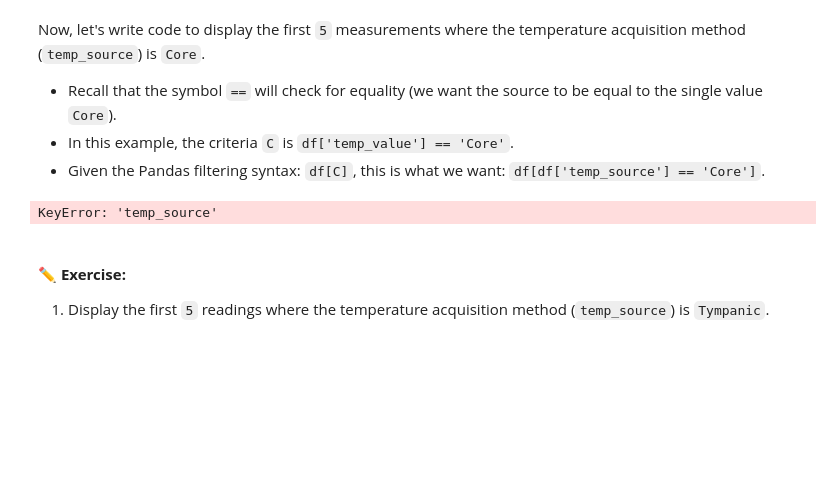
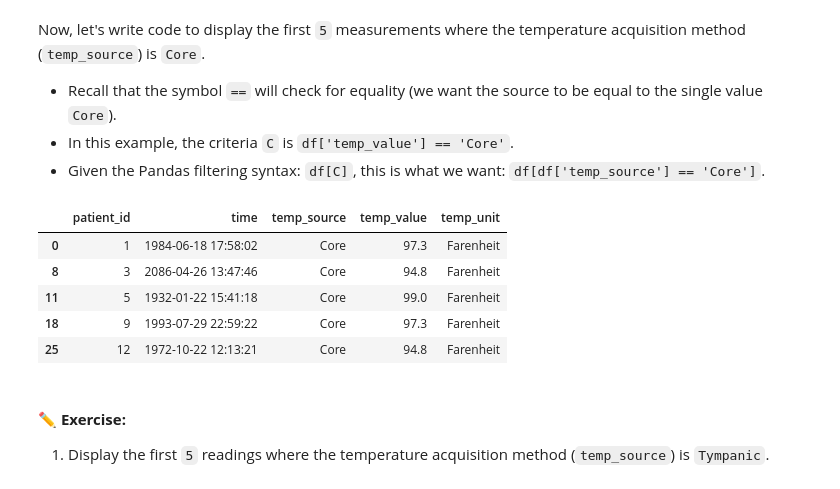
Before and after one commit to iberianu/bme3053c, a Jupyter notebook: lessons-solved/04_Pandas.ipynb, the cells around one changed output. Cells and saved outputs as stored; diff of their text form; code cells hidden in the pictures; blank space fills up the shorter version.

```diff
--- a/lessons-solved/04_Pandas.ipynb
+++ b/lessons-solved/04_Pandas.ipynb
@@ -470,9 +472,14 @@ Now, let's write code to display the first `5` measurements where the temperatur
 * Given the Pandas filtering syntax: `df[C]`, this is what we want: `df[df['temp_source'] == 'Core']`.
 # %%
 # Show the first 5 core temperature measurements.
-df[df['temp_source'] == 'Core'].head(5)
+temps_df[temps_df['temp_source'] == 'Core'].head(5)
 # %% [output]
-KeyError: 'temp_source'
+|  | patient_id | time | temp_source | temp_value | temp_unit |
+| 0 | 1 | 1984-06-18 17:58:02 | Core | 97.3 | Farenheit |
+| 8 | 3 | 2086-04-26 13:47:46 | Core | 94.8 | Farenheit |
+| 11 | 5 | 1932-01-22 15:41:18 | Core | 99.0 | Farenheit |
+| 18 | 9 | 1993-07-29 22:59:22 | Core | 97.3 | Farenheit |
+| 25 | 12 | 1972-10-22 12:13:21 | Core | 94.8 | Farenheit |
 # %% [markdown]
 #### **✏️ Exercise:**
 
```
Also changed, not shown: parts of 7 cells of this notebook.
